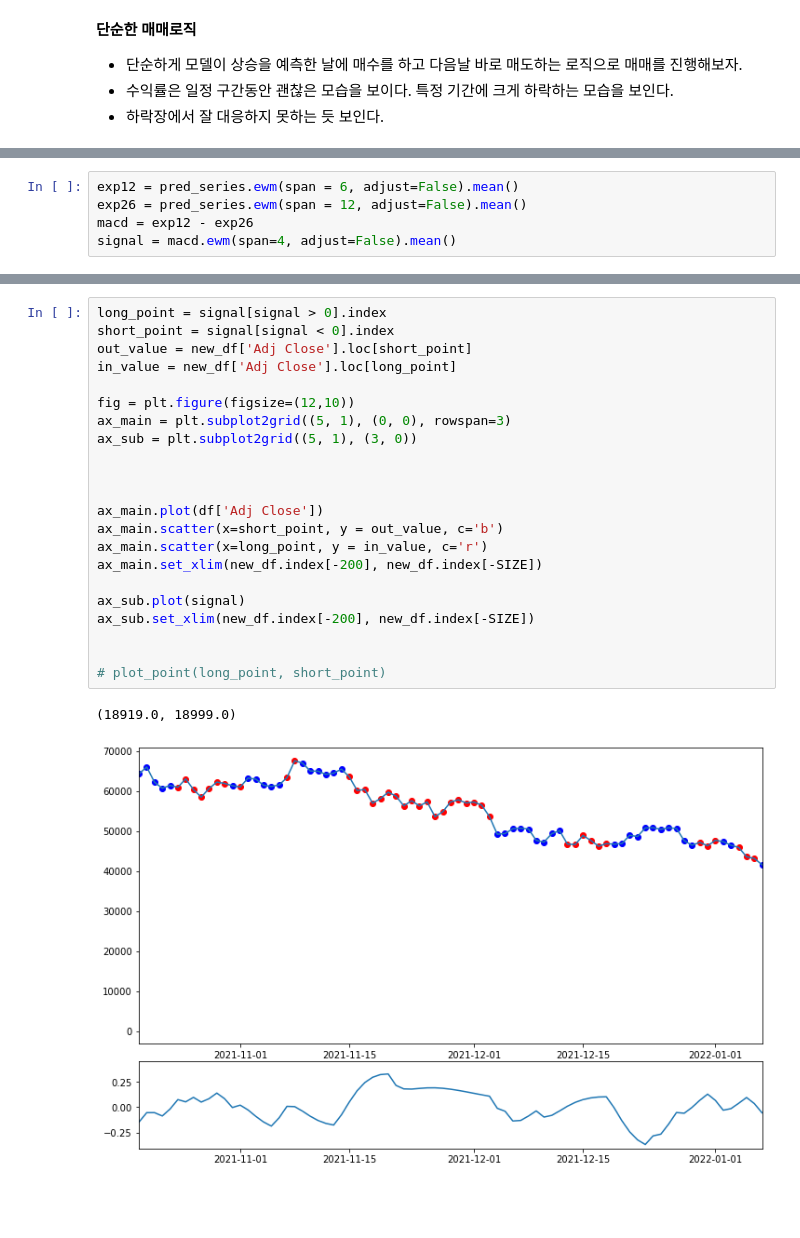
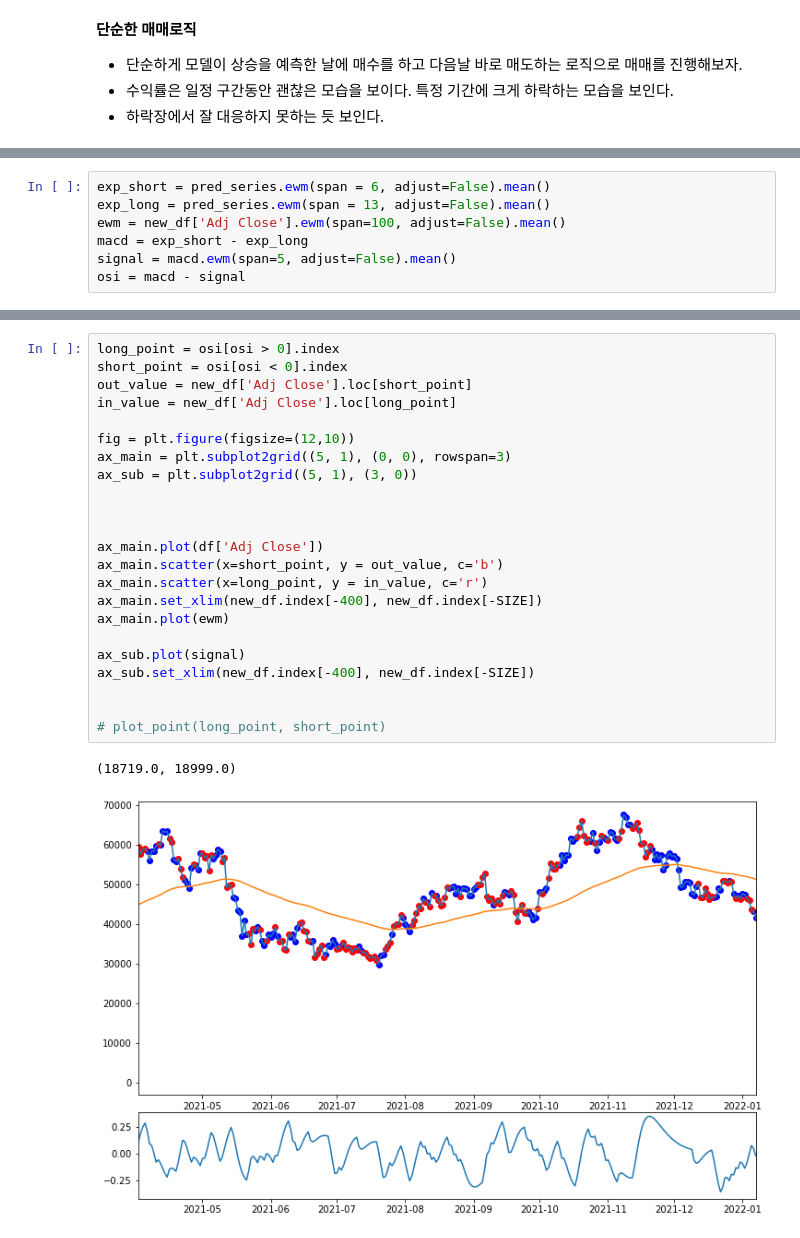
Before and after one commit to Think-JIn99/All-about-Market, a Jupyter notebook: trading/Jeong/machine_trade/model/only_btc/model_test_classify.ipynb, the cells around one changed output, grey strips where cells are left out. Saved outputs shown, nothing was run; the diff lists cells and outputs as text; blank space fills up the shorter version.

```diff
--- a/trading/Jeong/machine_trade/model/only_btc/model_test_classify.ipynb
+++ b/trading/Jeong/machine_trade/model/only_btc/model_test_classify.ipynb
@@ -278,5 +278,7 @@ plt.plot(get_profit(short_point, is_short=True))
 # %%
-exp12 = pred_series.ewm(span = 6, adjust=False).mean()
-exp26 = pred_series.ewm(span = 12, adjust=False).mean()
-macd = exp12 - exp26
-signal = macd.ewm(span=4, adjust=False).mean()
+exp_short = pred_series.ewm(span = 6, adjust=False).mean()
+exp_long = pred_series.ewm(span = 13, adjust=False).mean()
+ewm = new_df['Adj Close'].ewm(span=100, adjust=False).mean()
+macd = exp_short - exp_long
+signal = macd.ewm(span=5, adjust=False).mean()
+osi = macd - signal
@@ -289,25 +285,26 @@ plt.plot(signal)
 # %%
-long_point = signal[signal > 0].index
-short_point = signal[signal < 0].index
+long_point = osi[osi > 0].index
+short_point = osi[osi < 0].index
 out_value = new_df['Adj Close'].loc[short_point]
 in_value = new_df['Adj Close'].loc[long_point]
 
 fig = plt.figure(figsize=(12,10))
 ax_main = plt.subplot2grid((5, 1), (0, 0), rowspan=3)
 ax_sub = plt.subplot2grid((5, 1), (3, 0))
 
 
 
 ax_main.plot(df['Adj Close'])
 ax_main.scatter(x=short_point, y = out_value, c='b')
 ax_main.scatter(x=long_point, y = in_value, c='r')
-ax_main.set_xlim(new_df.index[-200], new_df.index[-SIZE])
+ax_main.set_xlim(new_df.index[-400], new_df.index[-SIZE])
+ax_main.plot(ewm)
 
 ax_sub.plot(signal)
-ax_sub.set_xlim(new_df.index[-200], new_df.index[-SIZE])
+ax_sub.set_xlim(new_df.index[-400], new_df.index[-SIZE])
 
 
 # plot_point(long_point, short_point)
 # %% [output]
-(18919.0, 18999.0)
+(18719.0, 18999.0)
-[figure, old version]
+[figure, new version]
```
Also changed, not shown: parts of 14 cells of this notebook.
